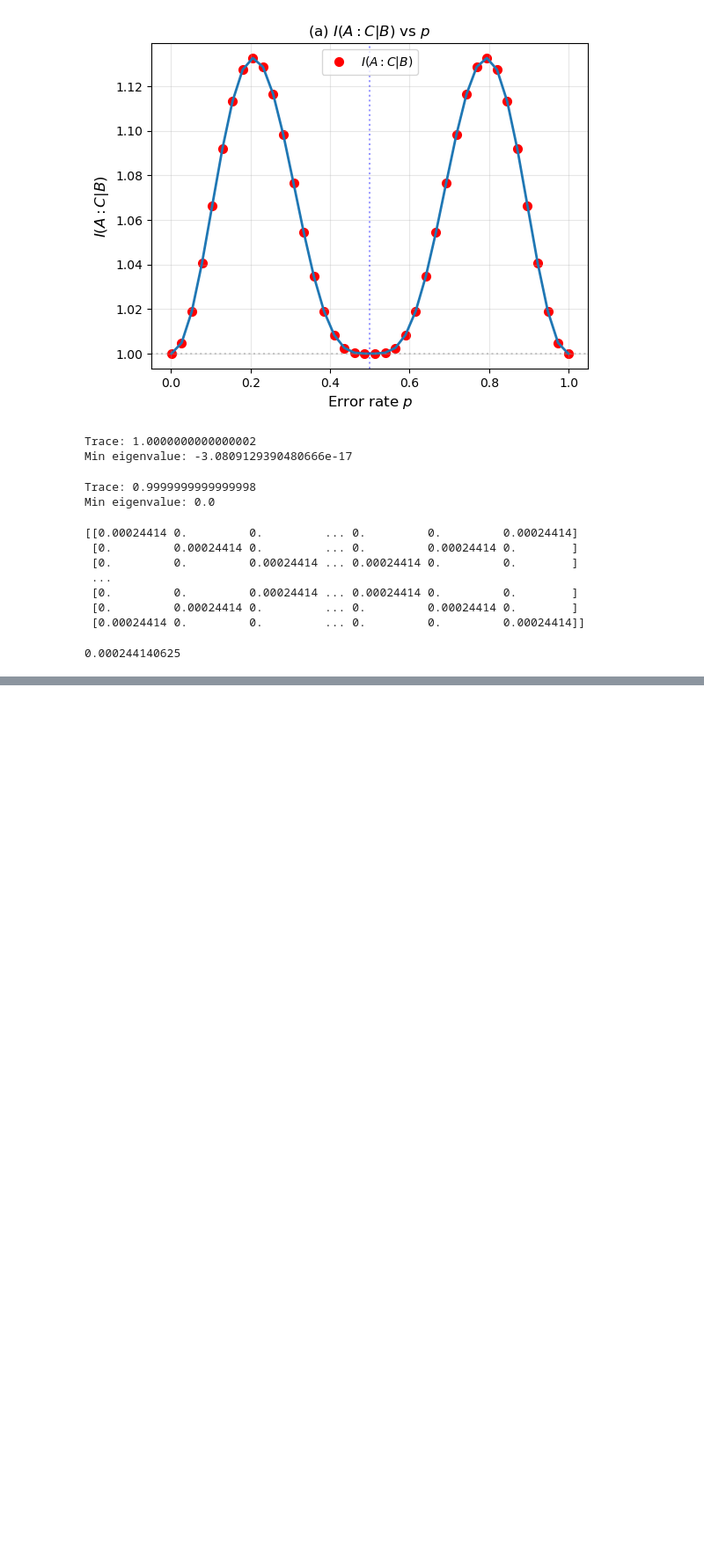
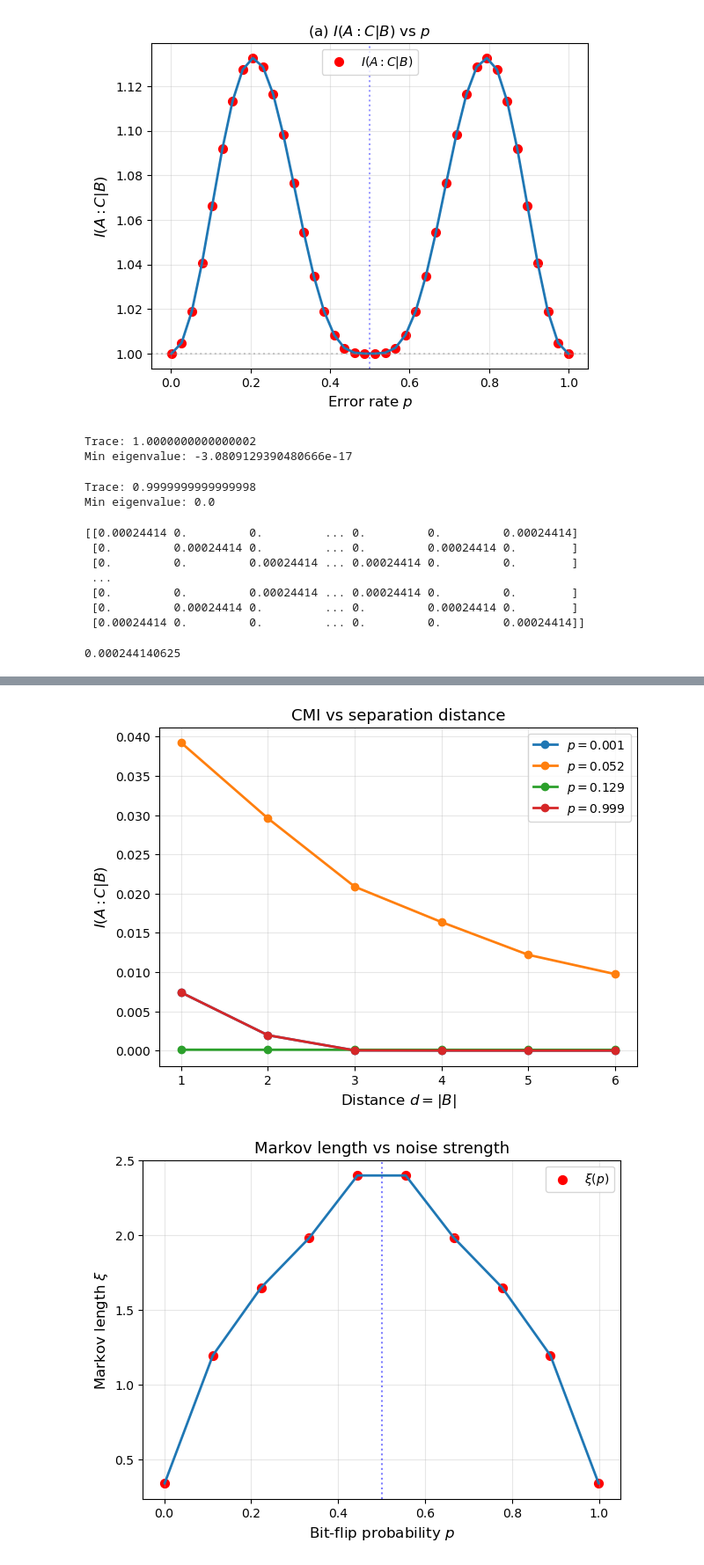
Before and after one commit to HannaKarwowska/PSI-Essay, a Jupyter notebook: CMI_with_S.ipynb, the cells around one changed output, grey strips where cells are left out. Shown at 88% size. Cells and saved outputs as stored; diff of their text form; code cells hidden in the pictures; blank space fills up the shorter version.

```diff
--- a/CMI_with_S.ipynb
+++ b/CMI_with_S.ipynb
@@ -370,0 +610,78 @@ np.log2(0.00024414)
+# %%
+# ------------------------------------------------------------
+# Plot CMI vs distance for several p values
+# ------------------------------------------------------------
+
+fig, ax = plt.subplots(figsize=(7,5))
+
+sample_indices = [
+    0,
+    len(p_array2)//4,
+    len(p_array2)//2,
+    -1
+]
+
+for ip in sample_indices:
+
+    ax.plot(
+        distances,
+        cmi_matrix[ip],
+        marker='o',
+        lw=2,
+        label=fr'$p={p_array[ip]:.3f}$'
+    )
+
+ax.set_xlabel(r'Distance $d=|B|$', fontsize=12)
+ax.set_ylabel(r'$I(A:C|B)$', fontsize=12)
+ax.set_title('CMI vs separation distance', fontsize=13)
+
+ax.grid(True, alpha=0.3)
+ax.legend()
+
+plt.show()
+
+
+# ------------------------------------------------------------
+# Plot Markov length xi(p)
+# ------------------------------------------------------------
+
+valid = np.isfinite(xi_array)
+
+fig, ax = plt.subplots(figsize=(7,5))
+
+ax.scatter(
+    p_array2[valid],
+    xi_array[valid],
+    color='red',
+    s=50,
+    label=r'$\xi(p)$'
+)
+
+ax.plot(
+    p_array2[valid],
+    xi_array[valid],
+    lw=2
+)
+
+ax.axvline(
+    0.5,
+    color='blue',
+    ls=':',
+    alpha=0.5
+)
+
+ax.set_xlabel(r'Bit-flip probability $p$', fontsize=12)
+ax.set_ylabel(r'Markov length $\xi$', fontsize=12)
+
+ax.set_title(
+    r'Markov length vs noise strength',
+    fontsize=13
+)
+
+ax.grid(True, alpha=0.3)
+ax.legend()
+
+plt.show()
+# %% [output]
+[figure, added]
+[figure, added]
```
Also changed, not shown: parts of 6 cells of this notebook.
